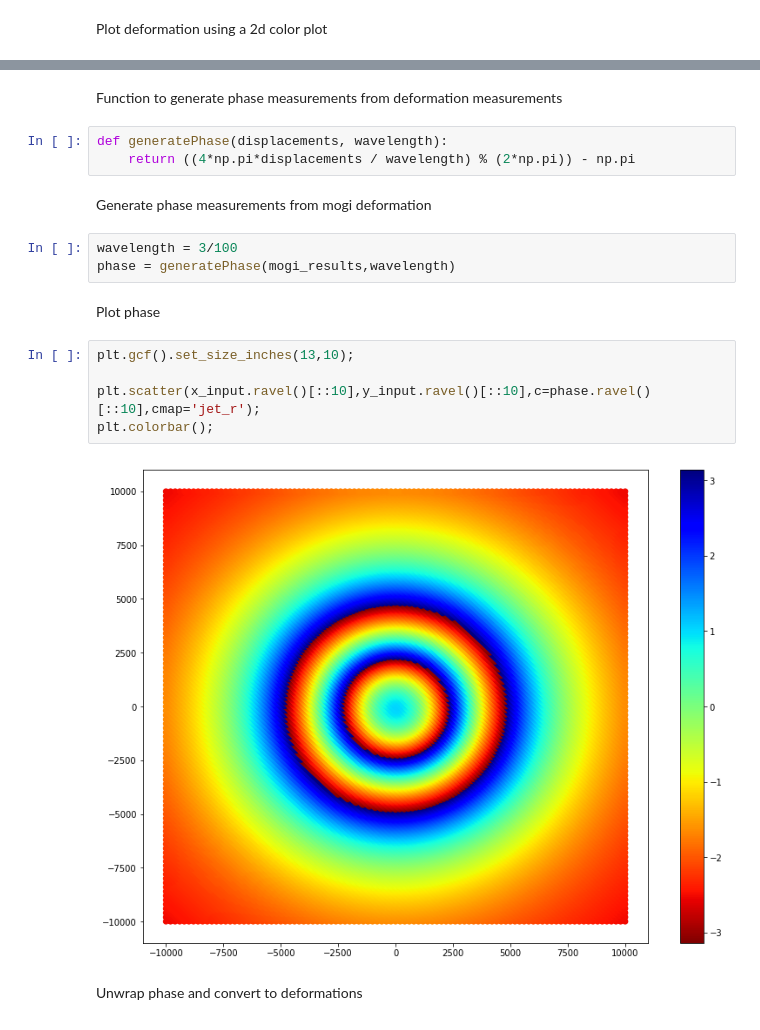
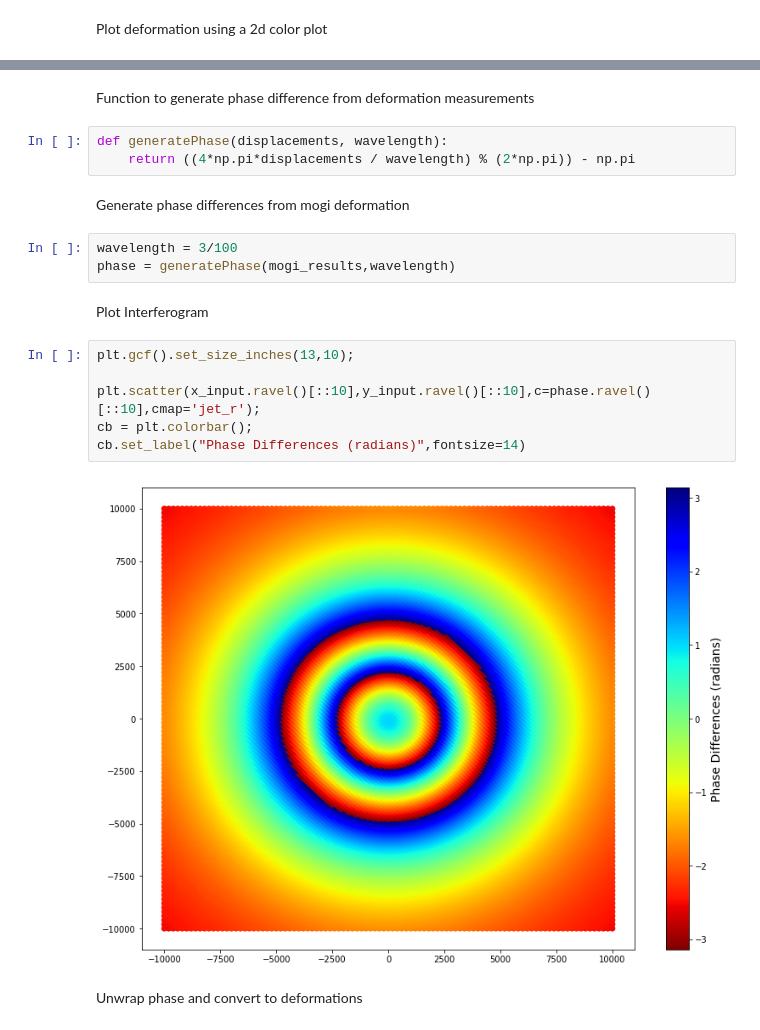
Before and after one commit to MITHaystack/science-casestudies, a Jupyter notebook: geo/Generate_Interferogram.ipynb, the cells around one changed output, grey strips where cells are left out. Drawn from its saved outputs; the diff is of its cells as text.

Commit message:
Added labels for easier interpretation

```diff
--- a/geo/Generate_Interferogram.ipynb
+++ b/geo/Generate_Interferogram.ipynb
@@ -118,22 +119,23 @@ plt.colorbar();
 # %% [markdown]
-Function to generate phase measurements from deformation measurements
+Function to generate phase difference from deformation measurements
 # %%
 def generatePhase(displacements, wavelength):
     return ((4*np.pi*displacements / wavelength) % (2*np.pi)) - np.pi
 # %% [markdown]
-Generate phase measurements from mogi deformation
+Generate phase differences from mogi deformation
 # %%
 wavelength = 3/100
 phase = generatePhase(mogi_results,wavelength)
 # %% [markdown]
-Plot phase
+Plot Interferogram
 # %%
 plt.gcf().set_size_inches(13,10);
 
 plt.scatter(x_input.ravel()[::10],y_input.ravel()[::10],c=phase.ravel()[::10],cmap='jet_r');
-plt.colorbar();
+cb = plt.colorbar();
+cb.set_label("Phase Differences (radians)",fontsize=14)
 # %% [output]
-[figure, old version]
+[figure, new version]
 # %% [markdown]
 Unwrap phase and convert to deformations
 # %%
```
Also changed, not shown: parts of 4 cells of this notebook.
